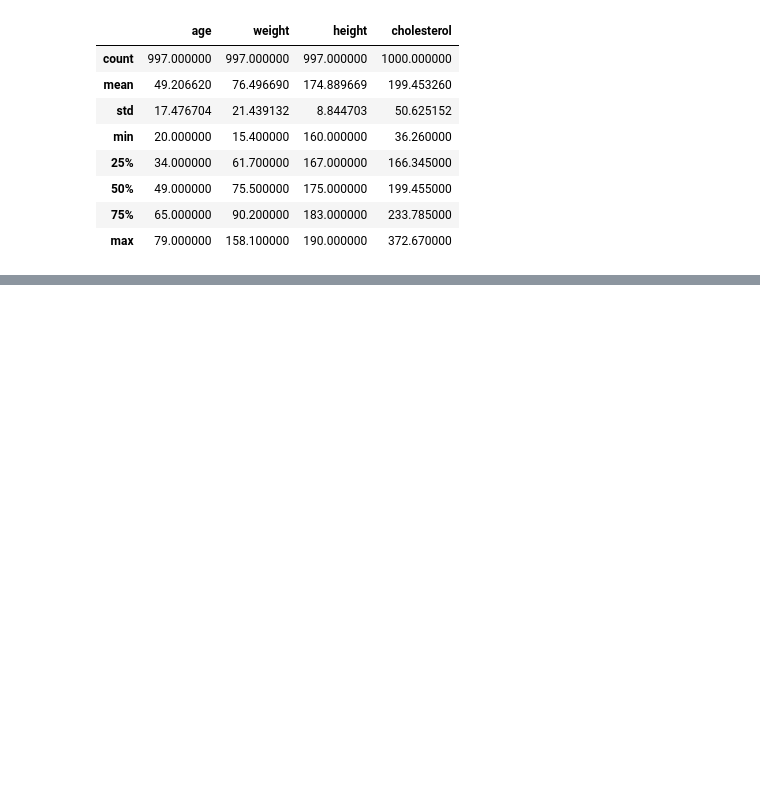
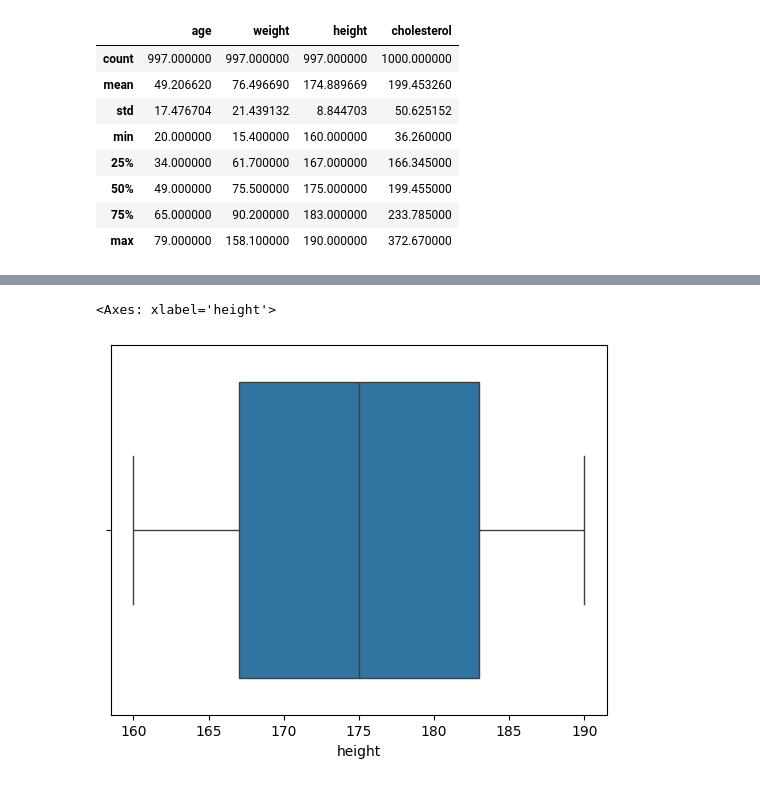
Before and after one commit to RanielliMontagna/ia-learning, a Jupyter notebook: multiple_linear_regression/cholesterol_model.ipynb, the cells around one changed output, grey strips where cells are left out. Saved outputs shown, nothing was run; the diff lists cells and outputs as text; code cells hidden in the pictures; blank space fills up the shorter version.

```diff
--- a/multiple_linear_regression/cholesterol_model.ipynb
+++ b/multiple_linear_regression/cholesterol_model.ipynb
@@ -120,0 +173,8 @@ df_cholesterol_eda.fillna(value={
+# %%
+# Remove outliers
+df_cholesterol_eda.drop(df_cholesterol_eda[df_cholesterol_eda.weight < 40].index, axis=0, inplace=True)
+# %%
+sns.boxplot(data=df_cholesterol_eda, x='height')
+# %% [output]
+<Axes: xlabel='height'>
+[figure, added]
```
Also changed, not shown: parts of 9 cells of this notebook.
